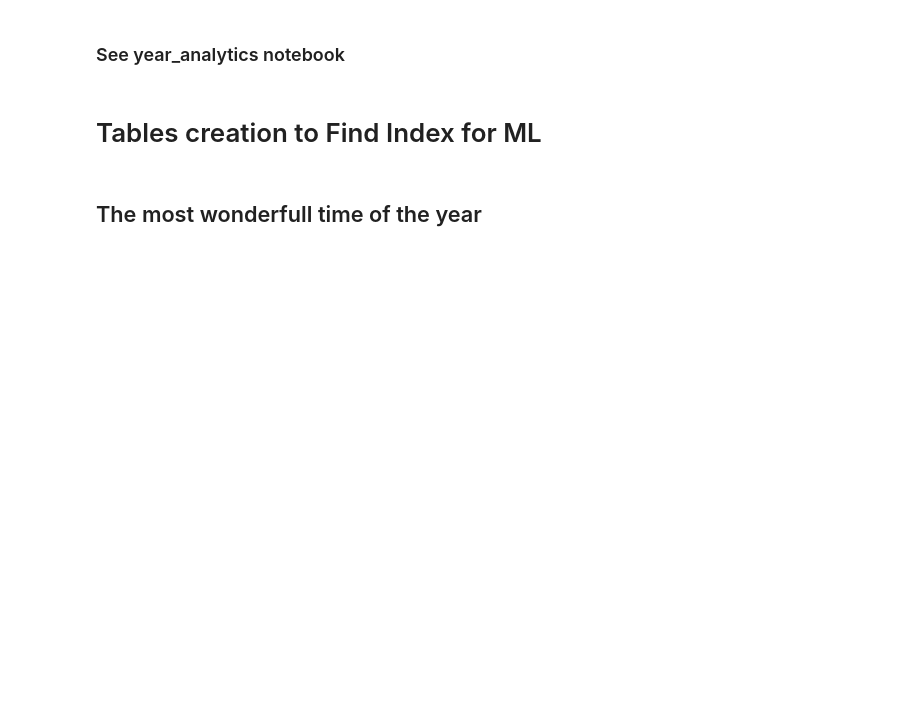
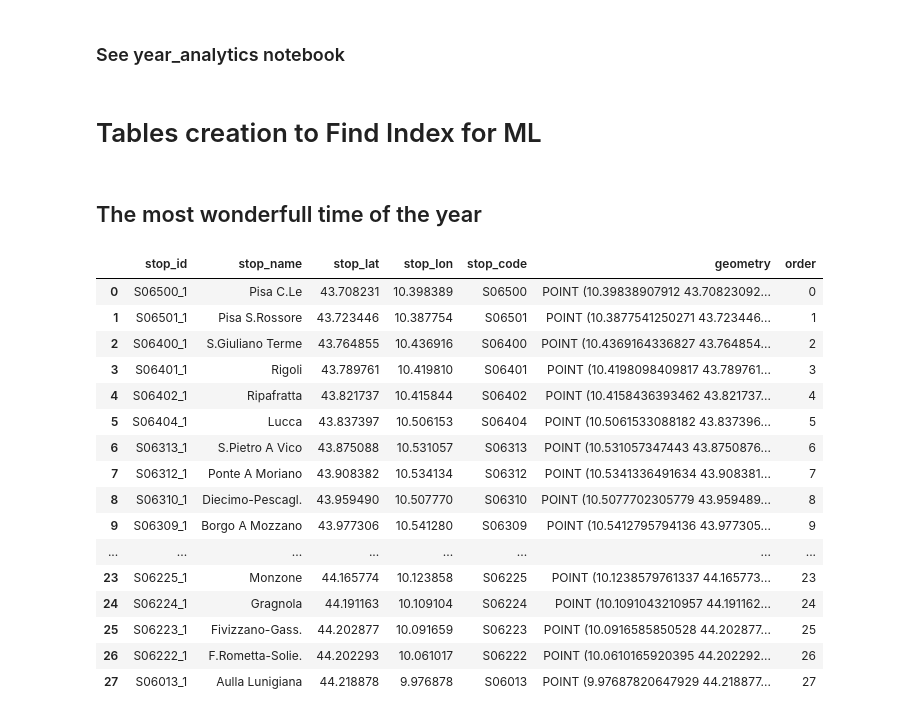
Before and after one commit to gianlucarea/weather-delay, a Jupyter notebook: code/data_analytics.ipynb, the cells around one changed output. Saved outputs shown, nothing was run; the diff lists cells and outputs as text; code cells hidden in the pictures; blank space fills up the shorter version.

```diff
--- a/code/data_analytics.ipynb
+++ b/code/data_analytics.ipynb
@@ -227,6 +250,58 @@ routes = sw_routes
 trips = sw_trips
 calendar = sw_calendar
 calendar_dates = sw_calendar_dates
+# %%
+## Sorting our stop table in order of real-life stop sequence
+stops = stops.assign(order=0)
+stops.loc[stops.stop_id == 'S06500_1', 'order'] = 0 #Pisa Centrale
+stops.loc[stops.stop_id == 'S06501_1', 'order'] = 1 #Pisa San Rosone
+stops.loc[stops.stop_id == 'S06400_1', 'order'] = 2 #San Giuliano Terme
+stops.loc[stops.stop_id == 'S06401_1', 'order'] = 3 #Rigoli
+stops.loc[stops.stop_id == 'S06402_1', 'order'] = 4 #Ripafratta
+stops.loc[stops.stop_id == 'S06404_1', 'order'] = 5 #Lucca
+stops.loc[stops.stop_id == 'S06313_1', 'order'] = 6 #S.Pietro A Vico
+stops.loc[stops.stop_id == 'S06312_1', 'order'] = 7 #Ponte a Moriano
+stops.loc[stops.stop_id == 'S06310_1', 'order'] = 8 #Decimo
+stops.loc[stops.stop_id == 'S06309_1', 'order'] = 9 #Borgo a Mozzano
+stops.loc[stops.stop_id == 'S06308_1', 'order'] = 10 #Bagni di Lucca
+stops.loc[stops.stop_id == 'S06306_1', 'order'] = 11 #Ghivizzano-Cor
+stops.loc[stops.stop_id == 'S06304_1', 'order'] = 12 #Fornaci di Barga
+stops.loc[stops.stop_id == 'S06303_1', 'order'] = 13 #Barga-Galligano
+stops.loc[stops.stop_id == 'S06302_1', 'order'] = 14 #Castelvecchio P
+stops.loc[stops.stop_id == 'S06301_1', 'order'] = 15 #Fosciandora-Ces.
+stops.loc[stops.stop_id == 'S06300_1', 'order'] = 16 #Castelnuovo Gar.
+stops.loc[stops.stop_id == 'S06322_1', 'order'] = 17 #Villetta San R.
+stops.loc[stops.stop_id == 'S06323_1', 'order'] = 18 #Poggio-Car.-Vag.
+stops.loc[stops.stop_id == 'S06324_1', 'order'] = 19 #Camporiggiano
+stops.loc[stops.stop_id == 'S06325_1', 'order'] = 20 #Piazza al Serchio
+stops.loc[stops.stop_id == 'S06227_1', 'order'] = 21 #Minucciano P. C.
+stops.loc[stops.stop_id == 'S06226_1', 'order'] = 22 #Equi Terme
+stops.loc[stops.stop_id == 'S06225_1', 'order'] = 23 #Monzone
+stops.loc[stops.stop_id == 'S06224_1', 'order'] = 24 #Gragnola
+stops.loc[stops.stop_id == 'S06223_1', 'order'] = 25 #Fivizzano-Gass.
+stops.loc[stops.stop_id == 'S06222_1', 'order'] = 26 #F.Rometta-Solie.
+stops.loc[stops.stop_id == 'S06013_1', 'order'] = 27
+stops = stops.sort_values(by=['order'],ignore_index=True)
+# %%
+stops
+# %% [output]
+|  | stop_id | stop_name | stop_lat | stop_lon | stop_code | geometry | order |
+| 0 | S06500_1 | Pisa C.Le | 43.708231 | 10.398389 | S06500 | POINT (10.39838907912 43.70823092... | 0 |
+| 1 | S06501_1 | Pisa S.Rossore | 43.723446 | 10.387754 | S06501 | POINT (10.3877541250271 43.723446... | 1 |
+| 2 | S06400_1 | S.Giuliano Terme | 43.764855 | 10.436916 | S06400 | POINT (10.4369164336827 43.764854... | 2 |
+| 3 | S06401_1 | Rigoli | 43.789761 | 10.419810 | S06401 | POINT (10.4198098409817 43.789761... | 3 |
+| 4 | S06402_1 | Ripafratta | 43.821737 | 10.415844 | S06402 | POINT (10.4158436393462 43.821737... | 4 |
+| 5 | S06404_1 | Lucca | 43.837397 | 10.506153 | S06404 | POINT (10.5061533088182 43.837396... | 5 |
+| 6 | S06313_1 | S.Pietro A Vico | 43.875088 | 10.531057 | S06313 | POINT (10.531057347443 43.8750876... | 6 |
+| 7 | S06312_1 | Ponte A Moriano | 43.908382 | 10.534134 | S06312 | POINT (10.5341336491634 43.908381... | 7 |
+| 8 | S06310_1 | Diecimo-Pescagl. | 43.959490 | 10.507770 | S06310 | POINT (10.5077702305779 43.959489... | 8 |
+| 9 | S06309_1 | Borgo A Mozzano | 43.977306 | 10.541280 | S06309 | POINT (10.5412795794136 43.977305... | 9 |
+| ... | ... | ... | ... | ... | ... | ... | ... |
+| 23 | S06225_1 | Monzone | 44.165774 | 10.123858 | S06225 | POINT (10.1238579761337 44.165773... | 23 |
+| 24 | S06224_1 | Gragnola | 44.191163 | 10.109104 | S06224 | POINT (10.1091043210957 44.191162... | 24 |
+| 25 | S06223_1 | Fivizzano-Gass. | 44.202877 | 10.091659 | S06223 | POINT (10.0916585850528 44.202877... | 25 |
+| 26 | S06222_1 | F.Rometta-Solie. | 44.202293 | 10.061017 | S06222 | POINT (10.0610165920395 44.202292... | 26 |
+| 27 | S06013_1 | Aulla Lunigiana | 44.218878 | 9.976878 | S06013 | POINT (9.97687820647929 44.218877... | 27 |
 # %%
 avgtime_between_stops = pd.DataFrame(0, index=stops['stop_id'].to_list(), columns=stops['stop_id'].to_list())
 distance_between_stops = pd.DataFrame(0, index=stops['stop_id'].to_list(), columns=stops['stop_id'].to_list())
```
Also changed, not shown: parts of 11 cells of this notebook, 1 other file.
